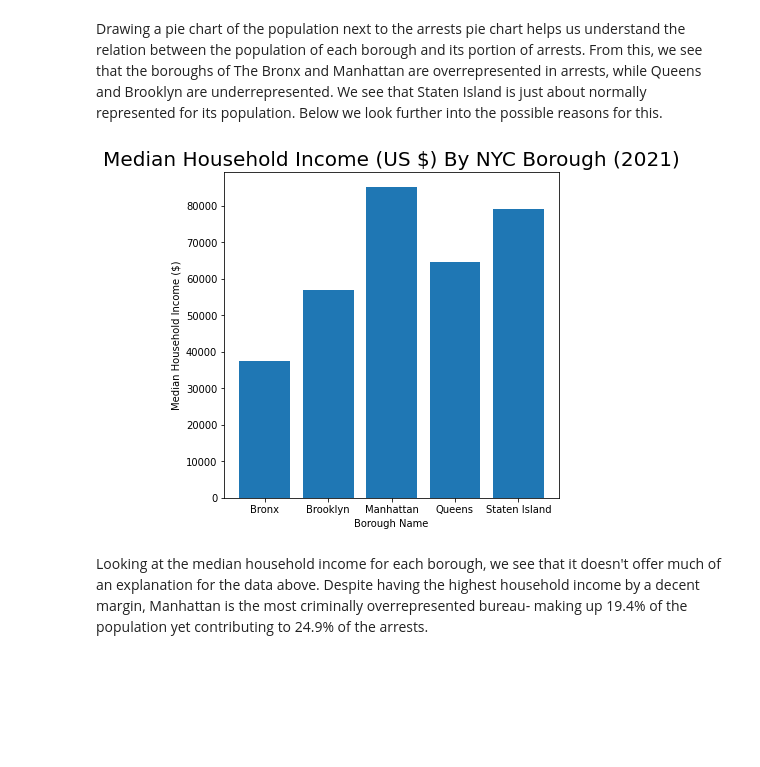
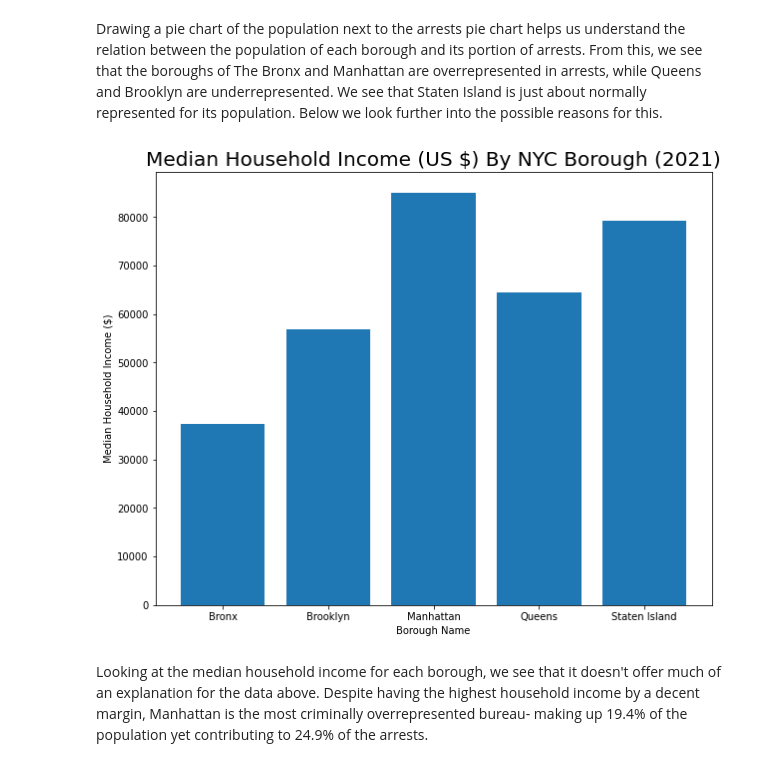
Before and after one commit to monsarkey/monsarkey.github.io, a Jupyter notebook: smarkey_nyc_crime.ipynb, the cells around one changed output. Drawn from its saved outputs; the diff is of its cells as text; code cells hidden in the pictures; blank space fills up the shorter version.

```diff
--- a/smarkey_nyc_crime.ipynb
+++ b/smarkey_nyc_crime.ipynb
@@ -213,14 +202,14 @@ plt.show()
 # %% [markdown]
 Drawing a pie chart of the population next to the arrests pie chart helps us understand the relation between the population of each borough and its portion of arrests. From this, we see that the boroughs of The Bronx and Manhattan are overrepresented in arrests, while Queens and Brooklyn are underrepresented. We see that Staten Island is just about normally represented for its population. Below we look further into the possible reasons for this.
 # %%
-plt.figure(figsize=(6,6))
+plt.figure(figsize=(10,8))
 plt.title('Median Household Income (US $) By NYC Borough (2021)', fontsize=20)
 plt.bar(labels, med_household_inc)
 plt.ylabel("Median Household Income ($)")
 plt.xlabel("Borough Name")
 plt.show()
 # %% [output]
-[figure, old version]
+[figure, new version]
 # %% [markdown]
 Looking at the median household income for each borough, we see that it doesn't offer much of an explanation for the data above. Despite having the highest household income by a decent margin, Manhattan is the most criminally overrepresented bureau- making up 19.4% of the population yet contributing to 24.9% of the arrests.
 # %% [markdown]
```
Also changed, not shown: parts of 32 cells of this notebook, 1 other file.
